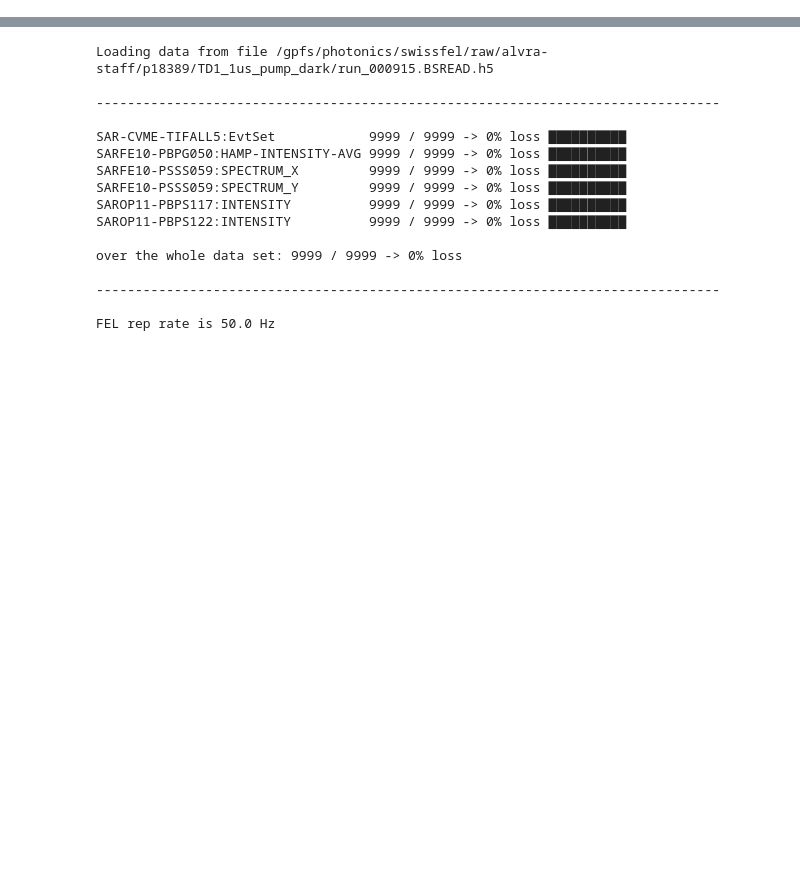
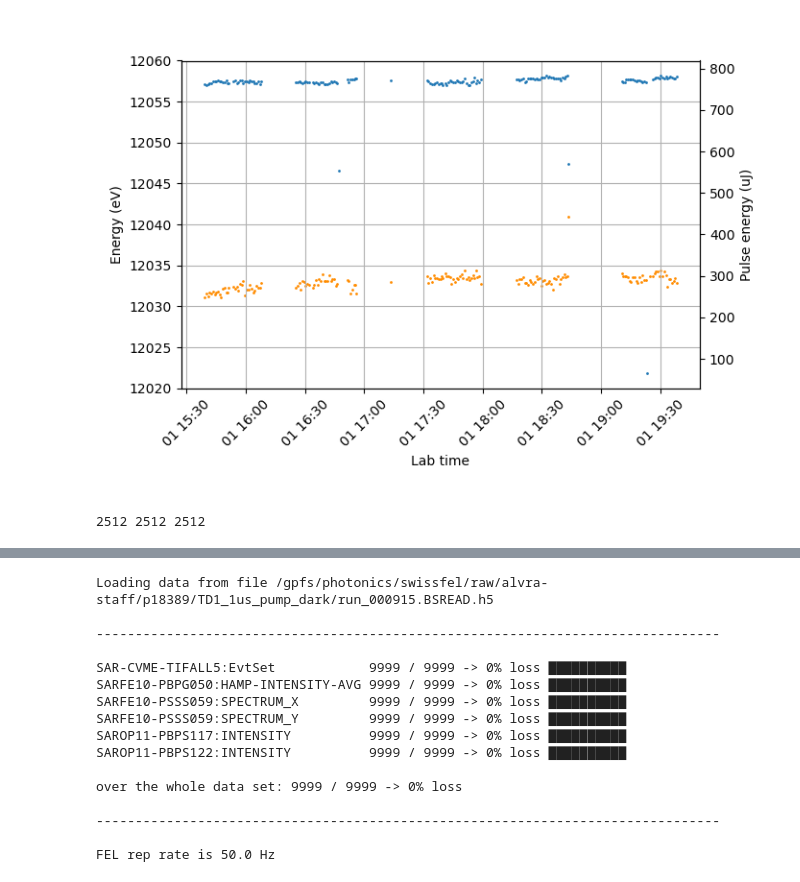
Before and after one commit to paulscherrerinstitute/alvra_beamline_scripts, a Jupyter notebook: workbench.ipynb, the cells around one changed output, grey strips where cells are left out. Saved outputs shown, nothing was run; the diff lists cells and outputs as text; code cells hidden in the pictures; blank space fills up the shorter version.

```diff
--- a/workbench.ipynb
+++ b/workbench.ipynb
@@ -96,0 +153,12 @@ plt.show()
+# %%
+pgroup = 'p21208'
+reducedir='../Claudio/Reduced_data/'
+
+runlist = np.arange(134, 149, 1)
+
+datafiles = []
+print (runlist)
+for run in runlist:
+    file = glob.glob('/sf/alvra/data/p21208/raw/*{:04d}*/meta/scan.json'.format(run))
+    datafiles.extend(file)
+#datafiles
@@ -96,0 +231,36 @@ plt.show()
+# %%
+fig = plt.figure(figsize = (7,5))
+
+ax1 = fig.add_subplot(111)
+ax2 = plt.twinx(ax1)
+
+ax1.scatter(timestamps, psss_com, color = 'darkorange', s=1)
+ax2.scatter(timestamps, pulseEnergy, s=1)
+
+ax1.tick_params('x', labelrotation=45)
+ax1.set_ylabel('Energy (eV)')
+ax2.set_ylabel('Pulse energy (uJ)')
+ax1.set_xlabel('Lab time')
+ax1.set_ylim(12020, 12060)
+
+ax1.grid()
+plt.tight_layout(rect=[0, 0.03, 1, 0.95])
+plt.show()
+# %% [output]
+[figure, added]
+# %%
+file = glob.glob('/sf/alvra/data/p21208/work/Claudio/Reduced_data/*data*.pkl')
+file = np.sort(file)
+
+psss_com = []
+pulseEnergy = []
+timestamps = []
+for f in file:
+    with open(f, 'rb') as ff:
+        temp_dict = pickle.load(ff)
+        psss_com.extend(temp_dict["psss"])
+        pulseEnergy.extend(temp_dict["pulseEnergy"])
+        timestamps.extend(temp_dict["timestamp"])
+print (len(psss_com), len(pulseEnergy), len(timestamps))
+# %% [output]
+2512 2512 2512
```
Also changed, not shown: parts of 16 cells of this notebook, 4 other files.
